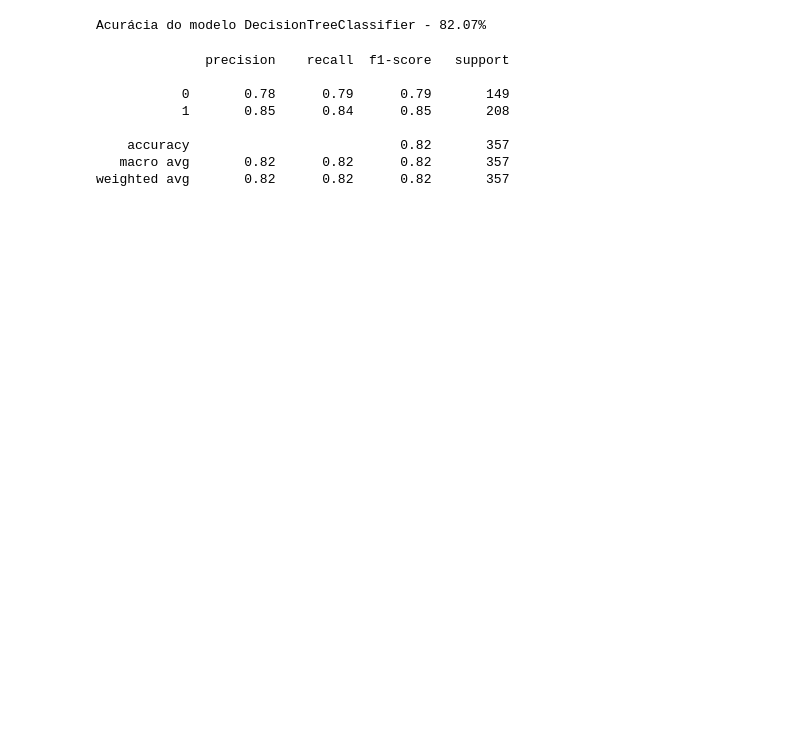
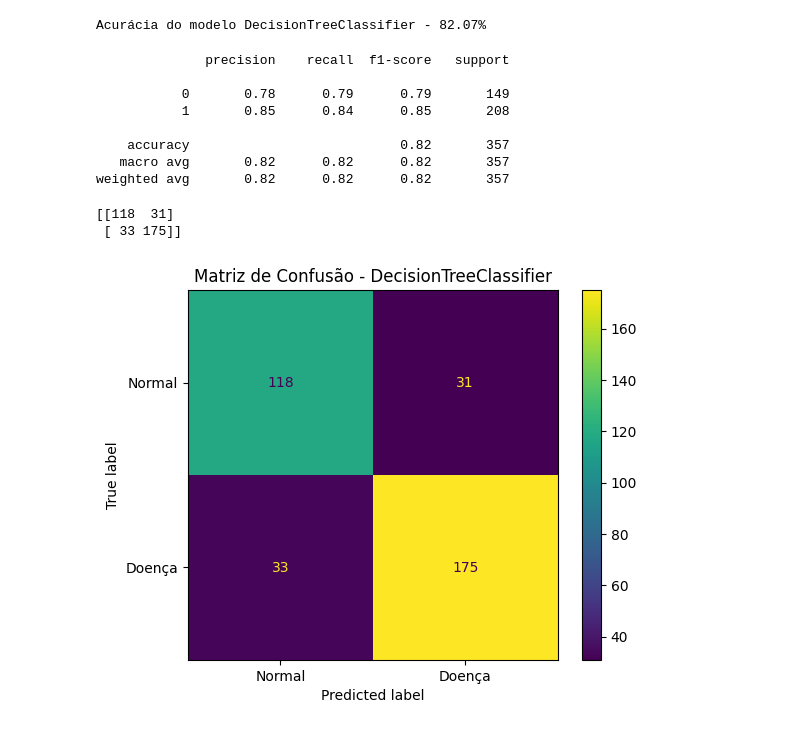
Before and after one commit to ryanrodr/ml-heart-disease, a Jupyter notebook: notebooks/modelo_decision_tree.ipynb, the cells around one changed output. Saved outputs shown, nothing was run; the diff lists cells and outputs as text; code cells hidden in the pictures; blank space fills up the shorter version.

Commit message:
Adiciona Matriz de Confusão para validar o modelo

```diff
--- a/notebooks/modelo_decision_tree.ipynb
+++ b/notebooks/modelo_decision_tree.ipynb
@@ -75,3 +77,16 @@ print(classification_report(y_teste, previsoes))
     accuracy                           0.82       357
    macro avg       0.82      0.82      0.82       357
 weighted avg       0.82      0.82      0.82       357
+# %%
+matriz = confusion_matrix(y_teste, previsoes)
+print(confusion_matrix(y_teste, previsoes))
+# %% [output]
+[[118  31]
+ [ 33 175]]
+# %%
+visualizacao = ConfusionMatrixDisplay(confusion_matrix=matriz, display_labels=['Normal', 'Doença'])
+visualizacao.plot()
+
+plt.title("Matriz de Confusão - DecisionTreeClassifier");
+# %% [output]
+[figure, added]
```
Also changed, not shown: parts of 2 cells of this notebook.
